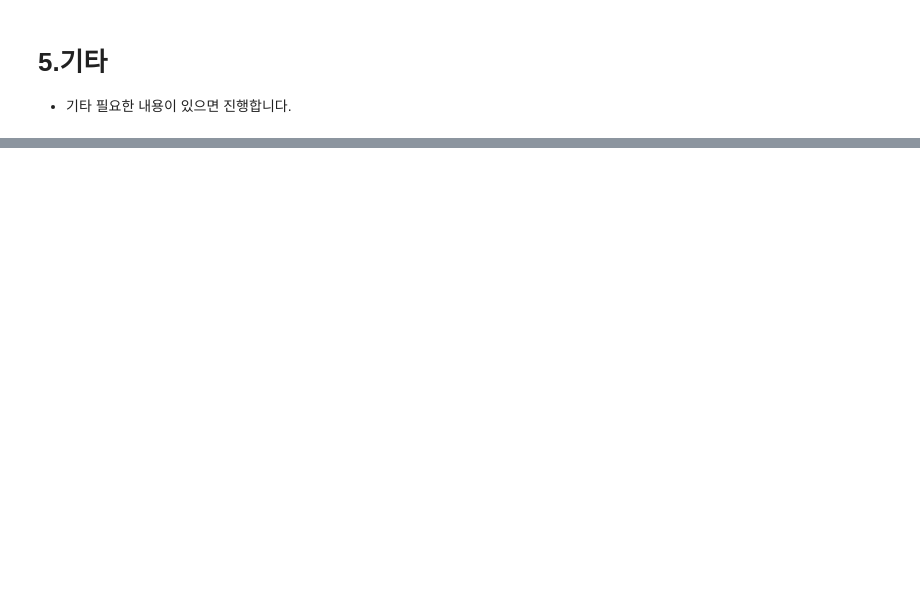
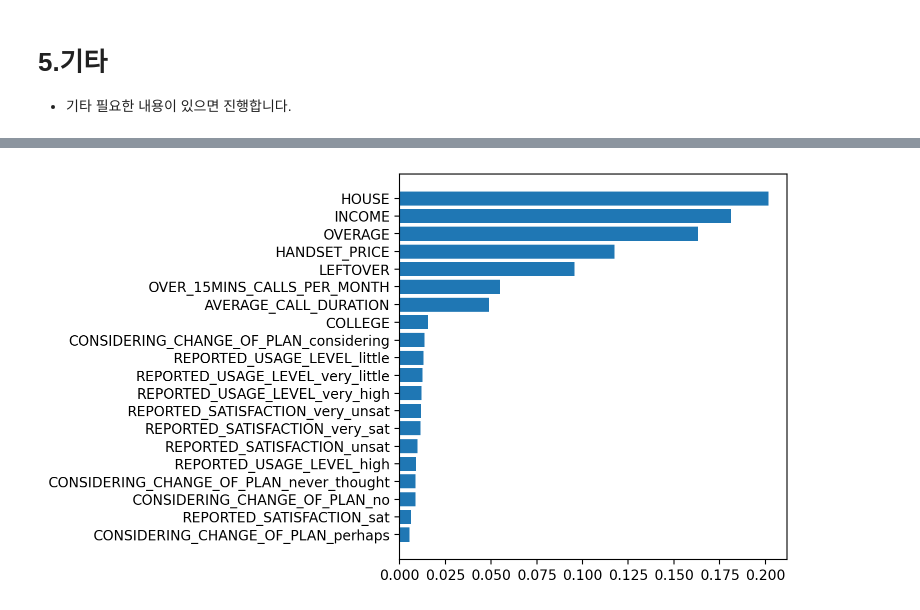
Before and after one commit to chrisseo2002/Machine_Learning, a Jupyter notebook: 익히기/실습03_06_결정트리(Mobile).ipynb, the cells around one changed output, grey strips where cells are left out. Saved outputs shown, nothing was run; the diff lists cells and outputs as text; code cells hidden in the pictures; blank space fills up the shorter version.

```diff
--- a/익히기/실습03_06_결정트리(Mobile).ipynb
+++ b/익히기/실습03_06_결정트리(Mobile).ipynb
@@ -84,9 +147,10 @@ data.corr()
 **3) 가변수화**
 # %%
 # 가변수화 대상: REPORTED_SATISFACTION, REPORTED_USAGE_LEVEL, CONSIDERING_CHANGE_OF_PLAN
-
+dumm_col = ['REPORTED_SATISFACTION', 'REPORTED_USAGE_LEVEL', 'CONSIDERING_CHANGE_OF_PLAN']
 
 # 가변수화
-
+x = pd.get_dummies(x, columns=dumm_col, drop_first=True)
 
 # 확인
+x.head()
@@ -121,0 +246,14 @@ data.corr()
+# %%
+# 변수 중요도 시각화
+# 데이터프레임 만들기
+perf_dic = {'feature':list(x),
+            'importance': model.feature_importances_}
+df = pd.DataFrame(perf_dic)
+df.sort_values(by='importance', ascending=True, inplace=True)
+
+# 시각화
+plt.figure(figsize=(5, 5))
+plt.barh(df['feature'], df['importance'])
+plt.show()
+# %% [output]
+[figure, added]
```
Also changed, not shown: parts of 21 cells of this notebook, 10 other files.
